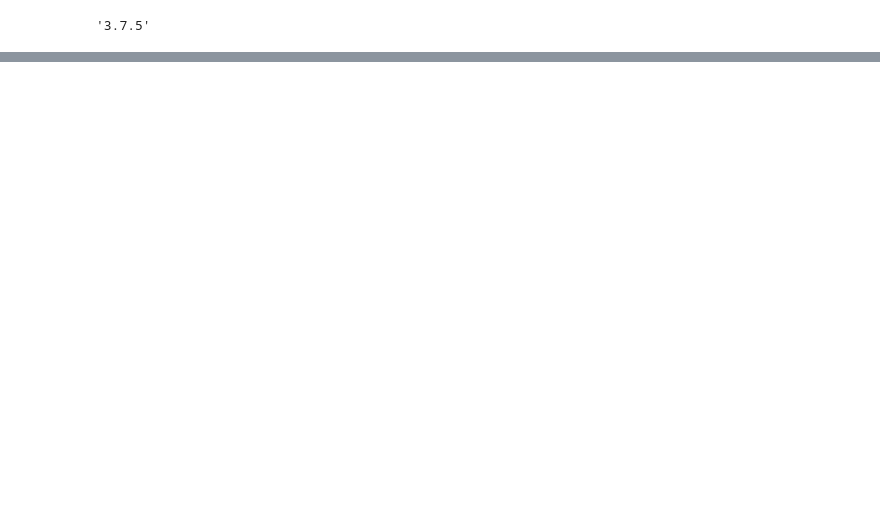
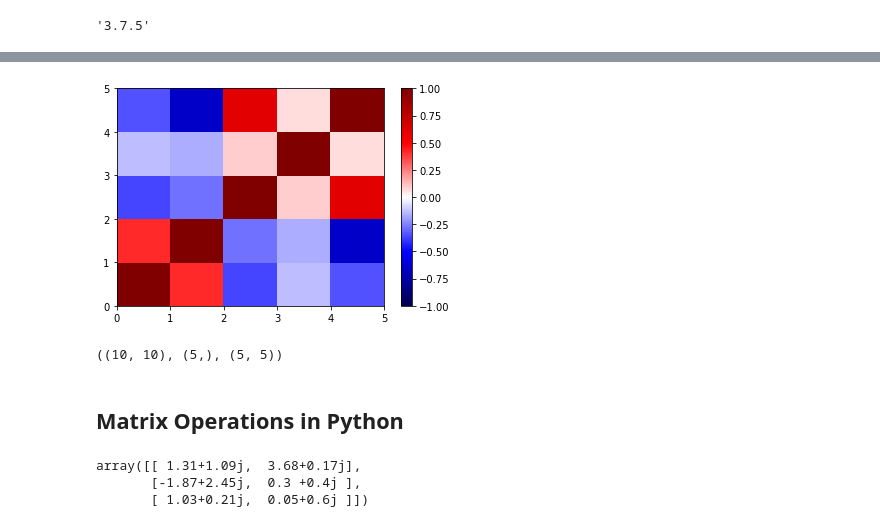
Before and after one commit to billtubbs/mech-575, a Jupyter notebook: Chapter-1-singular-value-decomposition.ipynb, the cells around one changed output, grey strips where cells are left out. Saved outputs shown, nothing was run; the diff lists cells and outputs as text; code cells hidden in the pictures; blank space fills up the shorter version.

```diff
--- a/Chapter-1-singular-value-decomposition.ipynb
+++ b/Chapter-1-singular-value-decomposition.ipynb
@@ -298,0 +377,16 @@ plt.show()
+# %%
+import matplotlib as mpl
+
+# Calibrated color map
+plt.pcolormesh(corr_coefs, vmin=-1., vmax=1., cmap='seismic')
+plt.colorbar()
+plt.show()
+# %% [output]
+[figure, added]
+# %%
+u, s, vh = np.linalg.svd(x_data)
+u.shape, s.shape, vh.shape
+# %% [output]
+((10, 10), (5,), (5, 5))
+# %% [markdown]
+## Matrix Operations in Python
@@ -298,0 +415,6 @@ plt.show()
+# %%
+x.round(2)
+# %% [output]
+array([[ 1.31+1.09j,  3.68+0.17j],
+       [-1.87+2.45j,  0.3 +0.4j ],
+       [ 1.03+0.21j,  0.05+0.6j ]])
```
Also changed, not shown: parts of 51 cells of this notebook.
